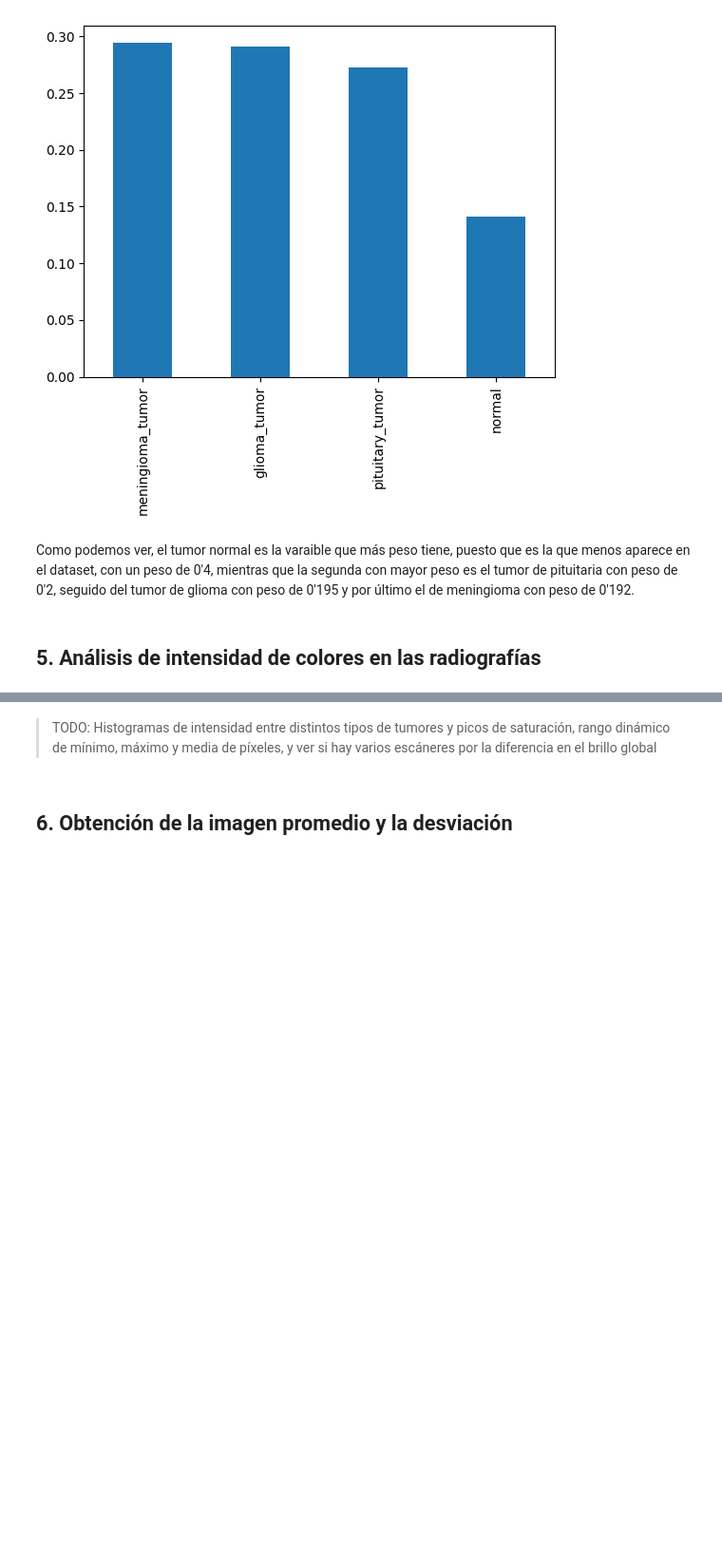
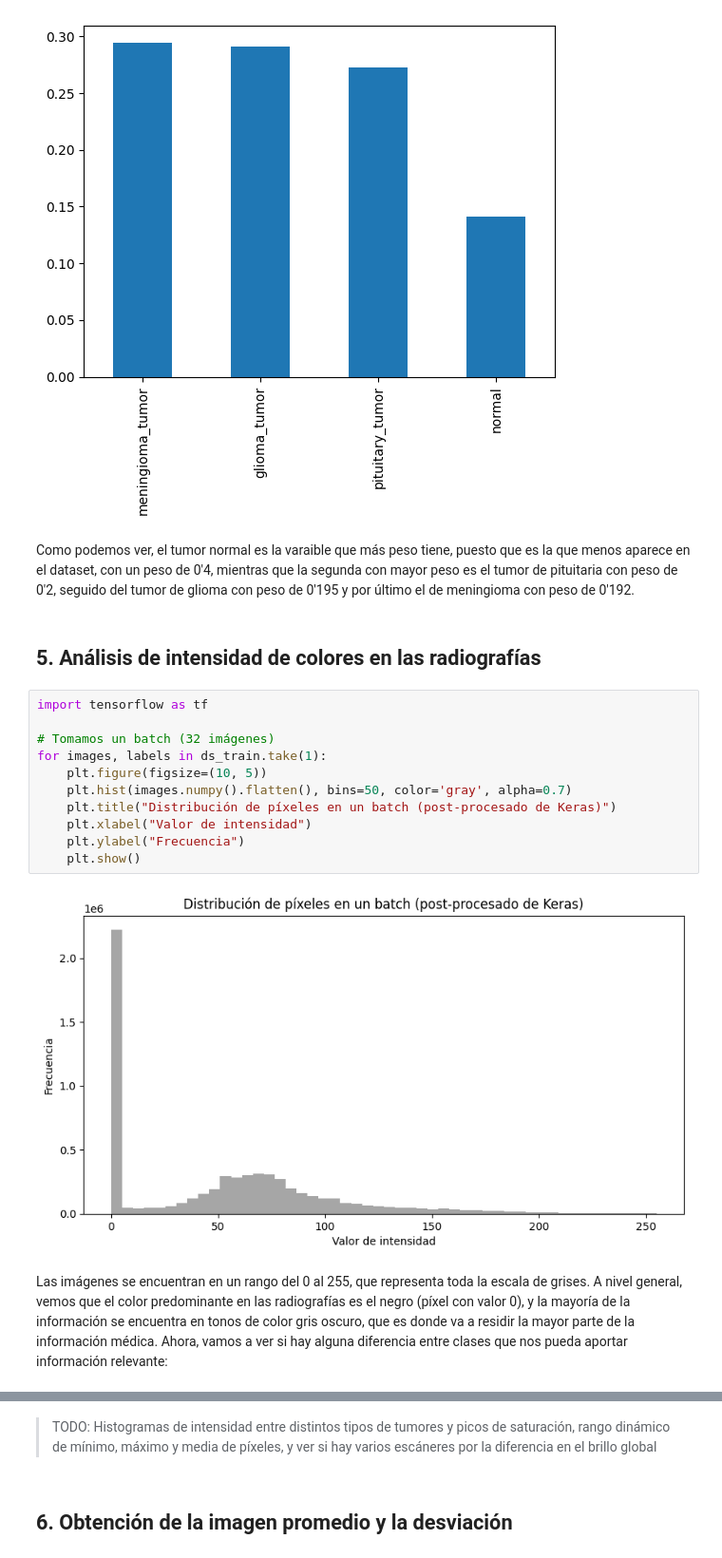
Before and after one commit to Ailuj27/Proyecto_DISIA_Grupo_13, a Jupyter notebook: Reconocimiento_tumores.ipynb, the cells around one changed output, grey strips where cells are left out. Shown at 95% size. Drawn from its saved outputs; the diff is of its cells as text; blank space fills up the shorter version.

Commit message:
analisis histogramas

```diff
--- a/Reconocimiento_tumores.ipynb
+++ b/Reconocimiento_tumores.ipynb
@@ -184,3 +179,18 @@ Frecuencia de aparición de cada clase:
 Como podemos ver, el tumor normal es la varaible que más peso tiene, puesto que es la que menos aparece en el dataset, con un peso de 0'4, mientras que la segunda con mayor peso es el tumor de pituitaria con peso de 0'2, seguido del tumor de glioma con peso de 0'195 y por último el de meningioma con peso de 0'192.
 # %% [markdown]
 ## 5. Análisis de intensidad de colores en las radiografías
+# %%
+import tensorflow as tf
+
+# Tomamos un batch (32 imágenes)
+for images, labels in ds_train.take(1):
+    plt.figure(figsize=(10, 5))
+    plt.hist(images.numpy().flatten(), bins=50, color='gray', alpha=0.7)
+    plt.title("Distribución de píxeles en un batch (post-procesado de Keras)")
+    plt.xlabel("Valor de intensidad")
+    plt.ylabel("Frecuencia")
+    plt.show()
+# %% [output]
+[figure, added]
+# %% [markdown]
+Las imágenes se encuentran en un rango del 0 al 255, que representa toda la escala de grises. A nivel general, vemos que el color predominante en las radiografías es el negro (píxel con valor 0), y la mayoría de la información se encuentra en tonos de color gris oscuro, que es donde va a residir la mayor parte de la información médica. Ahora, vamos a ver si hay alguna diferencia entre clases que nos pueda aportar información relevante:
```
Also changed, not shown: parts of 6 cells of this notebook.
